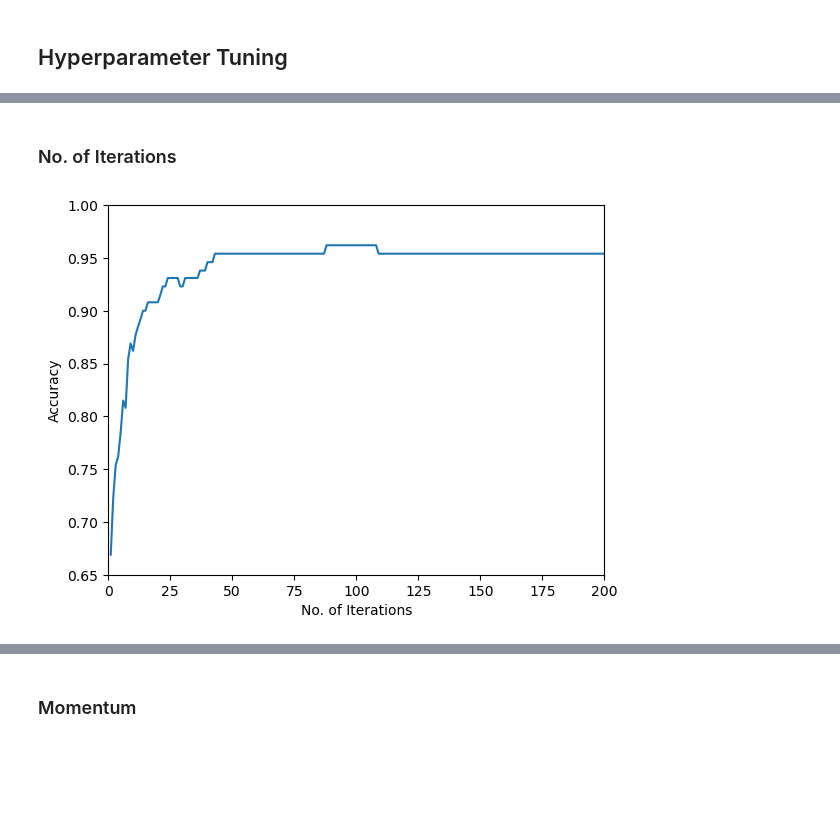
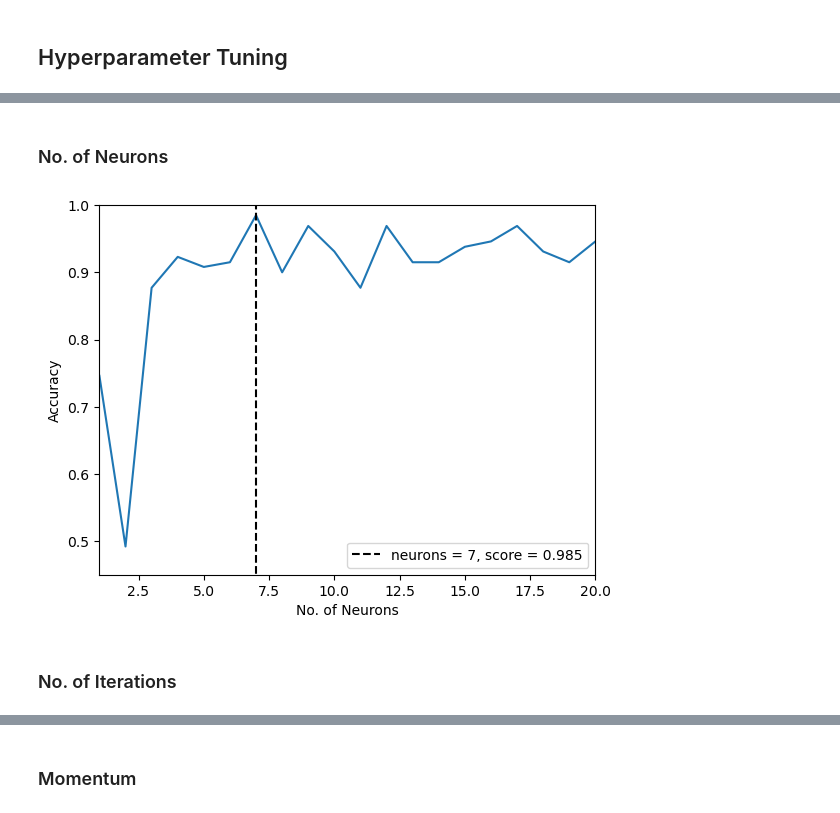
Before and after one commit to gd55hw/F20DL_DMML_Portfolio, a Jupyter notebook: F20DL_Lab10.ipynb, the cells around one changed output, grey strips where cells are left out. Drawn from its saved outputs; the diff is of its cells as text; code cells hidden in the pictures; blank space fills up the shorter version.

```diff
--- a/F20DL_Lab10.ipynb
+++ b/F20DL_Lab10.ipynb
@@ -143,18 +179,28 @@ plt.show()
+# %% [markdown]
+### No. of Neurons
+# %%
+layer_sizes = list(range(1, 21))
+neuron_scores = []
+
+# iterate through different layer sizes
+for layer_size in layer_sizes:
+
+    # train the model with specified layer size
+    mlp = MLPClassifier(hidden_layer_sizes = (layer_size,), random_state = 1)
+    mlp.fit(X_train, y_train)
+
+    # predict and score the model
+    y_pred = mlp.predict(X_test)
+    acc = round(accuracy_score(y_test, y_pred), 3)
+    neuron_scores.append(acc)
+
+best_score = np.max(neuron_scores)
+plot_param_tune(layer_sizes, neuron_scores, "No. of Neurons")
+plt.axis([1, 20, 0.45, 1])
+plt.plot([7, 7], [-100, 100], "k--", label=f"neurons = 7, score = {best_score}")
+plt.legend()
+plt.show()
+# %% [output]
+[figure, added]
 # %% [markdown]
 ### No. of Iterations
-# %%
-iterations = list(range(1, 201))    # 1 step in range [1, 200]
-iter_scores = []
-
-for iter in iterations:
-    clf = MLPClassifier(max_iter=iter, random_state=1)
-    clf.fit(X_train, y_train)
-    y_pred = clf.predict(X_test)
-    acc = round(accuracy_score(y_test, y_pred), 3)
-    iter_scores.append(acc)
-
-plot_param_tune(iterations, iter_scores, "No. of Iterations")
-plt.axis([0, 200, 0.65, 1])
-plt.show()
-# %% [output]
-[figure, removed]
```
Also changed, not shown: parts of 24 cells of this notebook.
